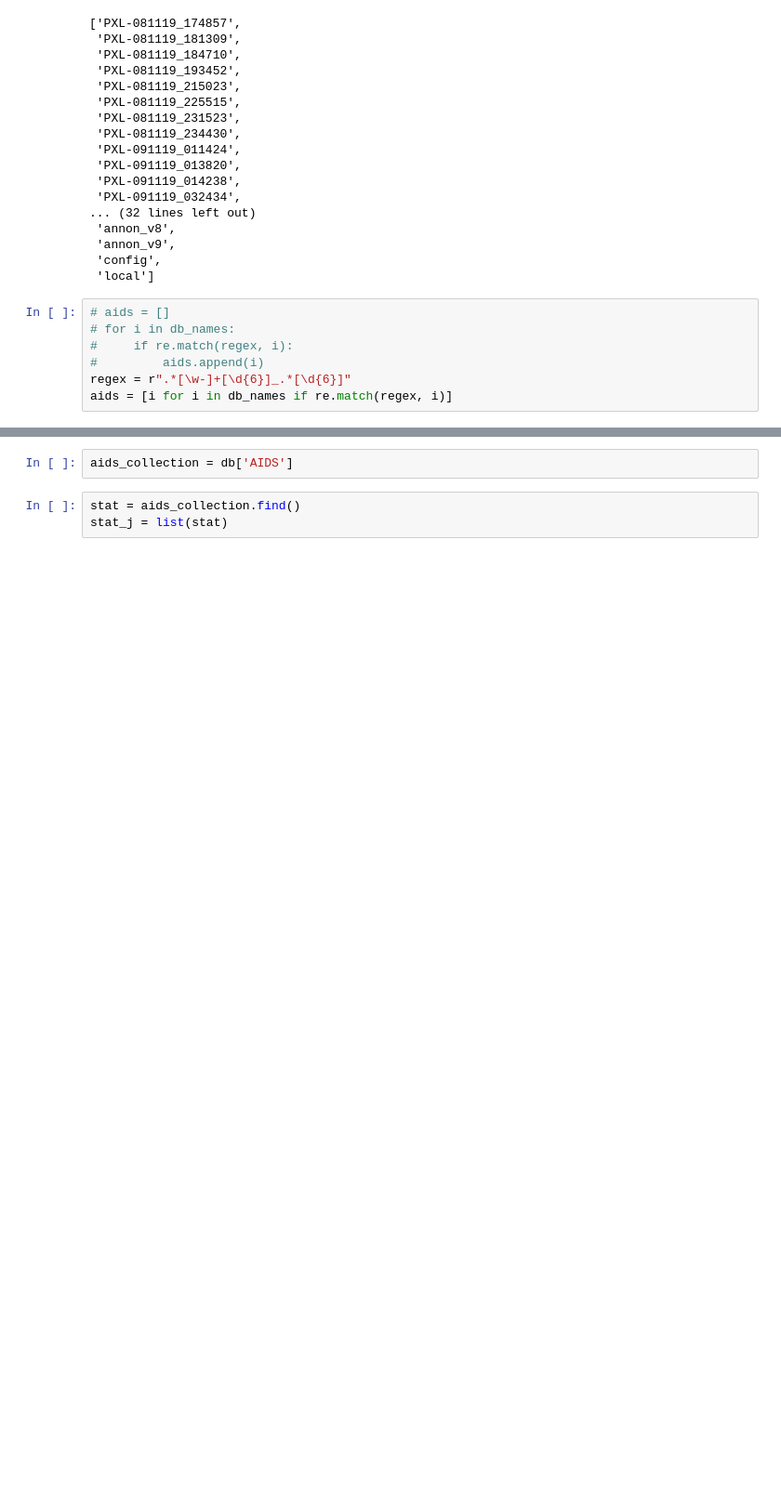
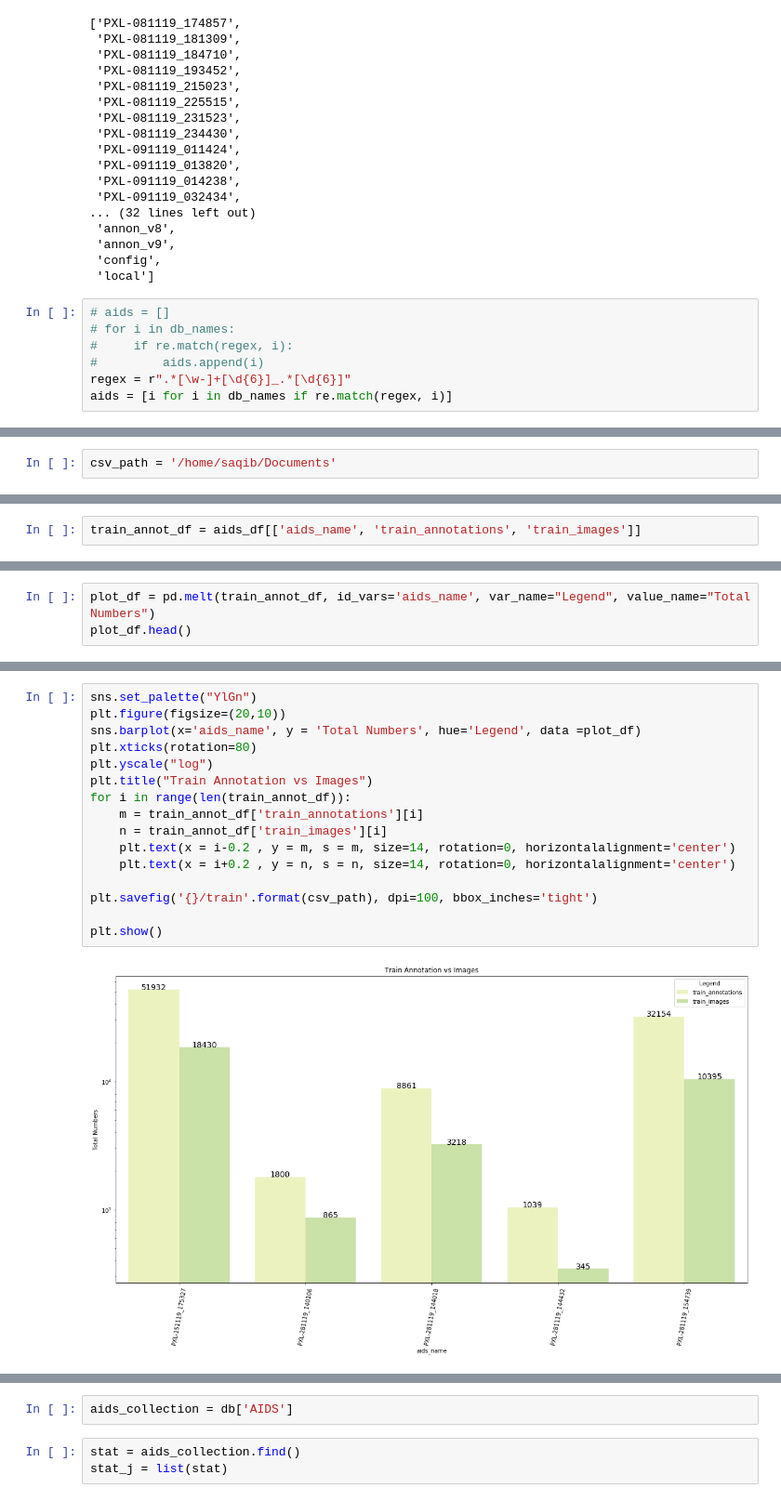
Before and after one commit to Roy-Tuhin/maskrcnn_sophisticate-, a Jupyter notebook: apps/annon/annon_dataset_statistics.ipynb, the cells around one changed output, grey strips where cells are left out. Shown at 93% size. Saved outputs shown, nothing was run; the diff lists cells and outputs as text; blank space fills up the shorter version.

```diff
--- a/apps/annon/annon_dataset_statistics.ipynb
+++ b/apps/annon/annon_dataset_statistics.ipynb
@@ -52,0 +109,2 @@ aids = [i for i in db_names if re.match(regex, i)]
+# %%
+csv_path = '/home/saqib/Documents'
@@ -52,0 +113,2 @@ aids = [i for i in db_names if re.match(regex, i)]
+# %%
+train_annot_df = aids_df[['aids_name', 'train_annotations', 'train_images']]
@@ -52,0 +124,3 @@ aids = [i for i in db_names if re.match(regex, i)]
+# %%
+plot_df = pd.melt(train_annot_df, id_vars='aids_name', var_name="Legend", value_name="Total Numbers")
+plot_df.head()
@@ -52,0 +134,18 @@ aids = [i for i in db_names if re.match(regex, i)]
+# %%
+sns.set_palette("YlGn")
+plt.figure(figsize=(20,10))
+sns.barplot(x='aids_name', y = 'Total Numbers', hue='Legend', data =plot_df)
+plt.xticks(rotation=80)
+plt.yscale("log")
+plt.title("Train Annotation vs Images")
+for i in range(len(train_annot_df)):
+    m = train_annot_df['train_annotations'][i]
+    n = train_annot_df['train_images'][i]
+    plt.text(x = i-0.2 , y = m, s = m, size=14, rotation=0, horizontalalignment='center')
+    plt.text(x = i+0.2 , y = n, s = n, size=14, rotation=0, horizontalalignment='center')
+
+plt.savefig('{}/train'.format(csv_path), dpi=100, bbox_inches='tight')
+
+plt.show()
+# %% [output]
+[figure, added]
```
Also changed, not shown: parts of 30 cells of this notebook, 8 other files.
